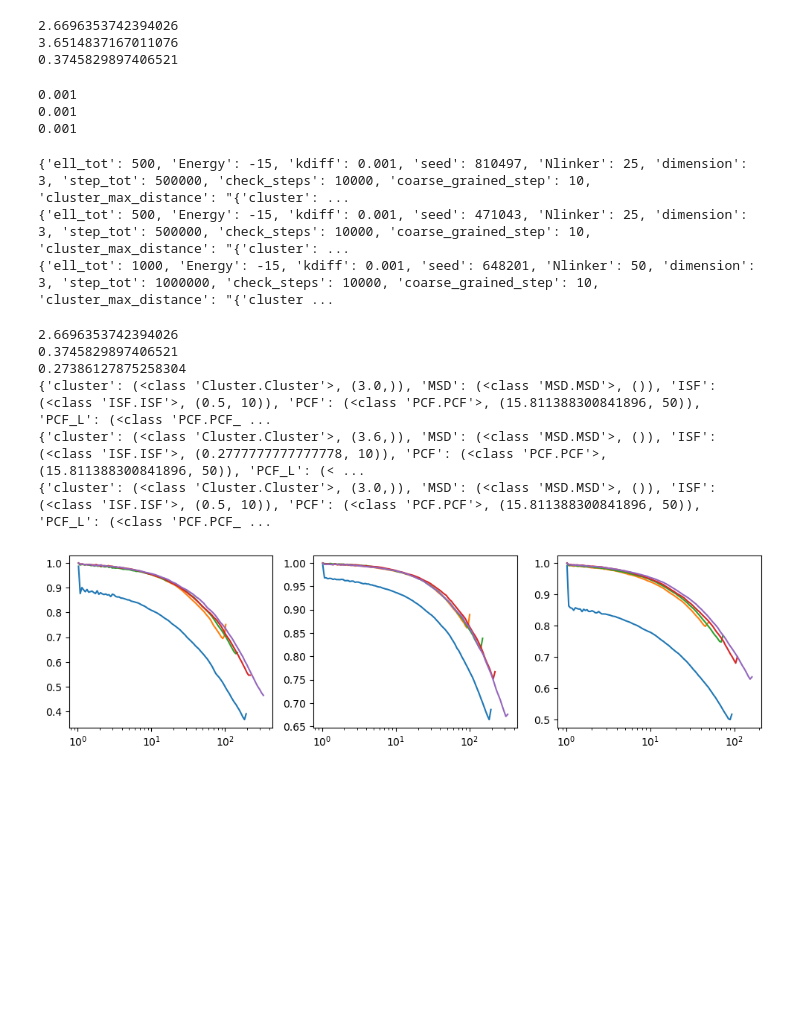
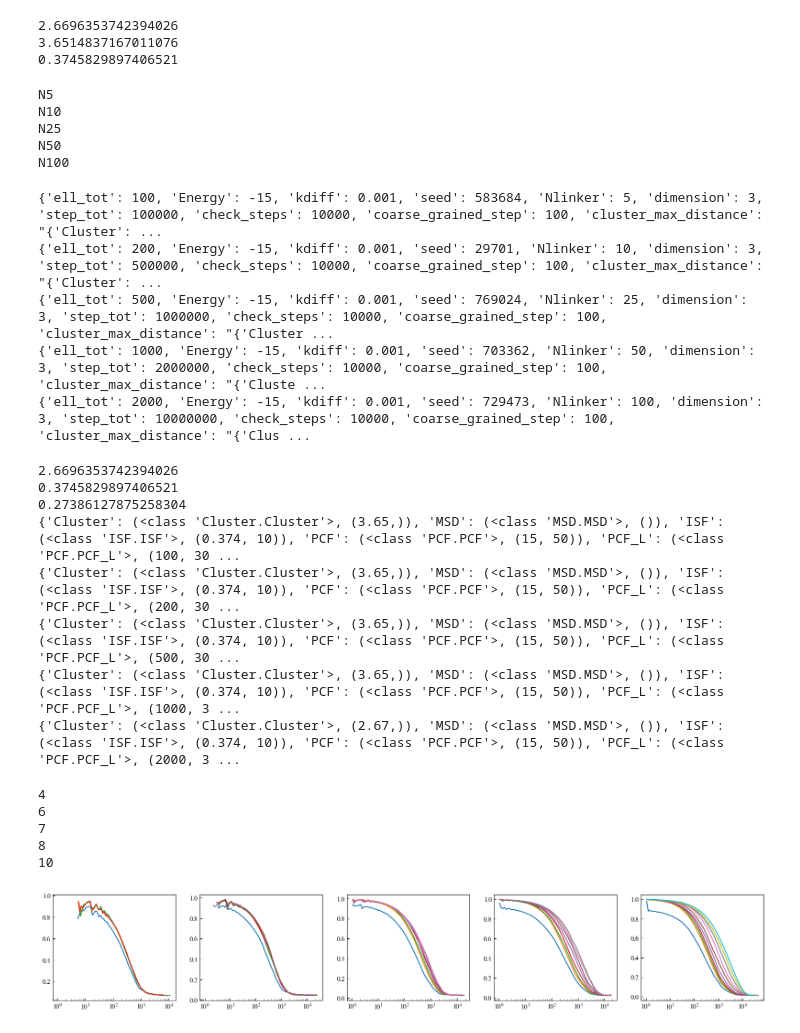
Before and after one commit to HugoLeRoy94/Analyze, a Jupyter notebook: fixed_density/ISF.ipynb, the cells around one changed output. Cells and saved outputs as stored; diff of their text form; code cells hidden in the pictures; blank space fills up the shorter version.

```diff
--- a/fixed_density/ISF.ipynb
+++ b/fixed_density/ISF.ipynb
@@ -7,6 +7,22 @@ from Data_Treatement import *
 import matplotlib.pyplot as plt
 media = "/media/hcleroy/Simulation_Res/Parallel_Simulation_aging/fixed_density/"
 from scipy.special import erfc
+import matplotlib.colors as mcolors
+import matplotlib.cm as cm
+from scipy.optimize import curve_fit
+from mpl_toolkits.axes_grid1.inset_locator import inset_axes, mark_inset
+import matplotlib
+matplotlib.rcParams['mathtext.fontset'] = 'custom'
+matplotlib.rcParams['mathtext.rm'] = 'Bitstream Vera Sans'
+matplotlib.rcParams['mathtext.it'] = 'Bitstream Vera Sans:italic'
+matplotlib.rcParams['mathtext.bf'] = 'Bitstream Vera Sans:bold'
+
+matplotlib.rcParams['mathtext.fontset'] = 'stix'
+matplotlib.rcParams['font.family'] = 'STIXGeneral'
+matplotlib.rcParams["xtick.direction"] = "in"
+matplotlib.rcParams["ytick.direction"] = "in"
+
+import pandas as pd
 # %%
 avR = lambda L,N : 2*(np.exp(-1.5/(L/N)) * np.sqrt(L/N*6/np.pi)*(3+2*L/N) - 9*erfc(np.sqrt(3/2/(L/N))))/(9*L/N) #average distance between equilibrated nodes
 print(avR(10**3,50))
@@ -26,43 +35,60 @@ L = [500,500,1000]
 # %%
-ISFs = list()
-for name in NAMEs:
-    ISFs.append(Data_Treatement(media+name+'.hdf',data_type='ISF'))
-for isf in ISFs:
-    isf.average(log_scale=True)
+density = 'mu5e_2_'
+Names = ['N5','N10','N25','N50','N100']
+N = [5,10,25,50]
+L = [100,200,500,1000]
+isfs = list()
+for name in Names:
+    print(name)
+    isfs.append(Data_Treatement(media+density+name+'.hdf',data_type='ISF'))
+for isf  in isfs:
+    isf.average(num_bins=70,log_scale=True)
 # %% [output]
-0.001
-0.001
-0.001
+N5
+N10
+N25
+N50
+N100
 # %%
-for isf in ISFs:
+for isf in isfs:
     print(isf.attributes)
 # %% [output]
-{'ell_tot': 500, 'Energy': -15, 'kdiff': 0.001, 'seed': 810497, 'Nlinker': 25, 'dimension': 3, 'step_tot': 500000, 'check_steps': 10000, 'coarse_grained_step': 10, 'cluster_max_distance': "{'cluster': ...
-{'ell_tot': 500, 'Energy': -15, 'kdiff': 0.001, 'seed': 471043, 'Nlinker': 25, 'dimension': 3, 'step_tot': 500000, 'check_steps': 10000, 'coarse_grained_step': 10, 'cluster_max_distance': "{'cluster': ...
-{'ell_tot': 1000, 'Energy': -15, 'kdiff': 0.001, 'seed': 648201, 'Nlinker': 50, 'dimension': 3, 'step_tot': 1000000, 'check_steps': 10000, 'coarse_grained_step': 10, 'cluster_max_distance': "{'cluster ...
+{'ell_tot': 100, 'Energy': -15, 'kdiff': 0.001, 'seed': 583684, 'Nlinker': 5, 'dimension': 3, 'step_tot': 100000, 'check_steps': 10000, 'coarse_grained_step': 100, 'cluster_max_distance': "{'Cluster': ...
+{'ell_tot': 200, 'Energy': -15, 'kdiff': 0.001, 'seed': 29701, 'Nlinker': 10, 'dimension': 3, 'step_tot': 500000, 'check_steps': 10000, 'coarse_grained_step': 100, 'cluster_max_distance': "{'Cluster': ...
+{'ell_tot': 500, 'Energy': -15, 'kdiff': 0.001, 'seed': 769024, 'Nlinker': 25, 'dimension': 3, 'step_tot': 1000000, 'check_steps': 10000, 'coarse_grained_step': 100, 'cluster_max_distance': "{'Cluster ...
+{'ell_tot': 1000, 'Energy': -15, 'kdiff': 0.001, 'seed': 703362, 'Nlinker': 50, 'dimension': 3, 'step_tot': 2000000, 'check_steps': 10000, 'coarse_grained_step': 100, 'cluster_max_distance': "{'Cluste ...
+{'ell_tot': 2000, 'Energy': -15, 'kdiff': 0.001, 'seed': 729473, 'Nlinker': 100, 'dimension': 3, 'step_tot': 10000000, 'check_steps': 10000, 'coarse_grained_step': 100, 'cluster_max_distance': "{'Clus ...
 # %%
 avR = lambda L,N : 2*(np.exp(-1.5/(L/N)) * np.sqrt(L/N*6/np.pi)*(3+2*L/N) - 9*erfc(np.sqrt(3/2/(L/N))))/(9*L/N) #average distance between equilibrated nodes
 print(avR(1000,50))
 print(1/(avR(1000,50)))
 print(1/(np.sqrt(2*500/25/3)))
-for isf in ISFs:
+for isf in isfs:
     print(isf.attributes['cluster_max_distance'])
 # %% [output]
 2.6696353742394026
 0.3745829897406521
 0.27386127875258304
-{'cluster': (<class 'Cluster.Cluster'>, (3.0,)), 'MSD': (<class 'MSD.MSD'>, ()), 'ISF': (<class 'ISF.ISF'>, (0.5, 10)), 'PCF': (<class 'PCF.PCF'>, (15.811388300841896, 50)), 'PCF_L': (<class 'PCF.PCF_ ...
-{'cluster': (<class 'Cluster.Cluster'>, (3.6,)), 'MSD': (<class 'MSD.MSD'>, ()), 'ISF': (<class 'ISF.ISF'>, (0.2777777777777778, 10)), 'PCF': (<class 'PCF.PCF'>, (15.811388300841896, 50)), 'PCF_L': (< ...
-{'cluster': (<class 'Cluster.Cluster'>, (3.0,)), 'MSD': (<class 'MSD.MSD'>, ()), 'ISF': (<class 'ISF.ISF'>, (0.5, 10)), 'PCF': (<class 'PCF.PCF'>, (15.811388300841896, 50)), 'PCF_L': (<class 'PCF.PCF_ ...
+{'Cluster': (<class 'Cluster.Cluster'>, (3.65,)), 'MSD': (<class 'MSD.MSD'>, ()), 'ISF': (<class 'ISF.ISF'>, (0.374, 10)), 'PCF': (<class 'PCF.PCF'>, (15, 50)), 'PCF_L': (<class 'PCF.PCF_L'>, (100, 30 ...
+{'Cluster': (<class 'Cluster.Cluster'>, (3.65,)), 'MSD': (<class 'MSD.MSD'>, ()), 'ISF': (<class 'ISF.ISF'>, (0.374, 10)), 'PCF': (<class 'PCF.PCF'>, (15, 50)), 'PCF_L': (<class 'PCF.PCF_L'>, (200, 30 ...
+{'Cluster': (<class 'Cluster.Cluster'>, (3.65,)), 'MSD': (<class 'MSD.MSD'>, ()), 'ISF': (<class 'ISF.ISF'>, (0.374, 10)), 'PCF': (<class 'PCF.PCF'>, (15, 50)), 'PCF_L': (<class 'PCF.PCF_L'>, (500, 30 ...
+{'Cluster': (<class 'Cluster.Cluster'>, (3.65,)), 'MSD': (<class 'MSD.MSD'>, ()), 'ISF': (<class 'ISF.ISF'>, (0.374, 10)), 'PCF': (<class 'PCF.PCF'>, (15, 50)), 'PCF_L': (<class 'PCF.PCF_L'>, (1000, 3 ...
+{'Cluster': (<class 'Cluster.Cluster'>, (2.67,)), 'MSD': (<class 'MSD.MSD'>, ()), 'ISF': (<class 'ISF.ISF'>, (0.374, 10)), 'PCF': (<class 'PCF.PCF'>, (15, 50)), 'PCF_L': (<class 'PCF.PCF_L'>, (2000, 3 ...
 # %%
-fig,ax = plt.subplots(figsize=(4*len(ISFs),3),ncols=len(ISFs))
+fig,ax = plt.subplots(figsize=(4*len(isfs),3),ncols=len(isfs))
 colors = ['red','black']
 n=0
-imax=5
-for isf in ISFs:
-    for time,data in zip(isf.binned_time[:imax],isf.average_data[:imax]):
+#imax=5
+for isf in isfs:
+    print(isf.data[0].__len__())
+    for time,data in zip(isf.binned_time,isf.average_data):
         ax[n].plot(time,data)#,color=colors[n])
     ax[n].set_xscale('log')
     n+=1
 # %% [output]
+4
+6
+7
+8
+10
-[figure, old version]
+[figure, new version]
```
Also changed, not shown: parts of 5 cells of this notebook, 6 other files.
